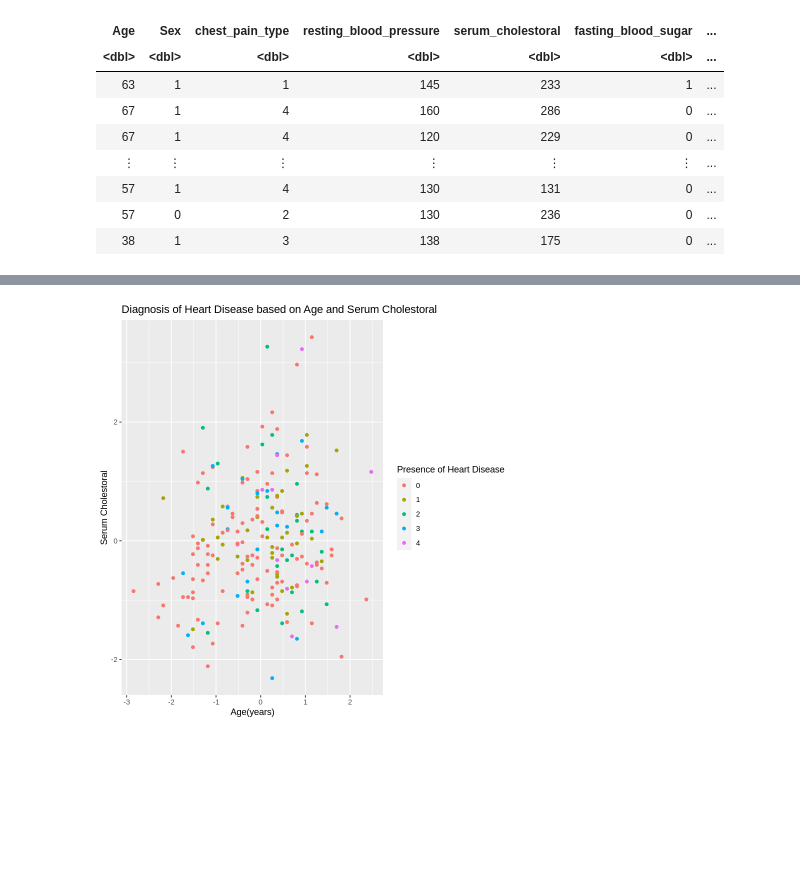
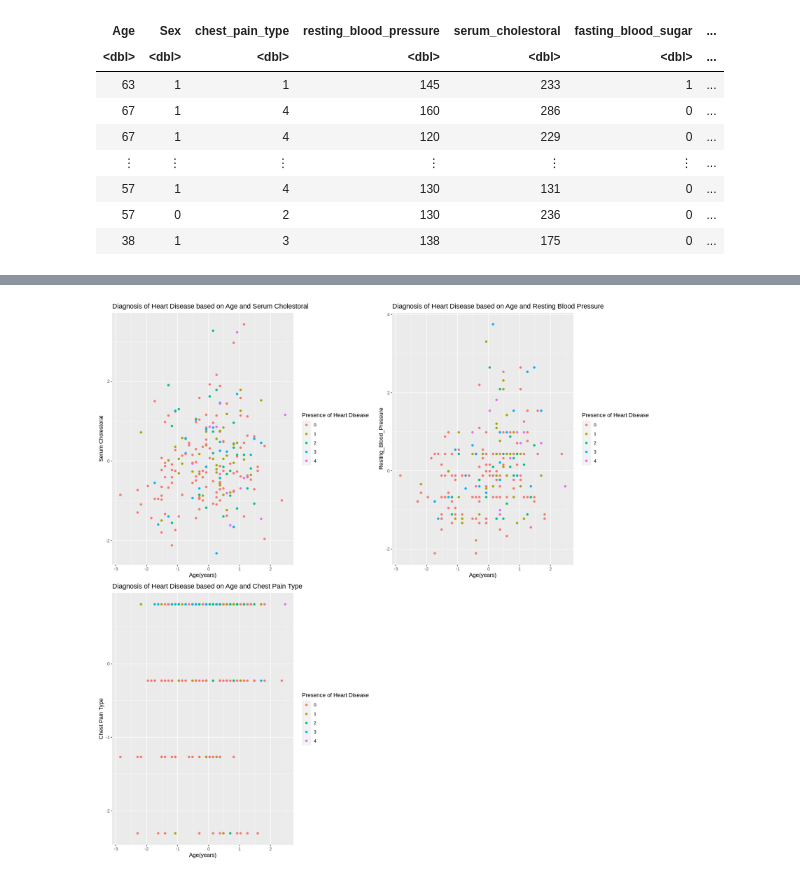
Before and after one commit to JahnaviChen/Heart-Disease, a Jupyter notebook: Heart Disease.ipynb, the cells around one changed output, grey strips where cells are left out. Drawn from its saved outputs; the diff is of its cells as text; code cells hidden in the pictures; blank space fills up the shorter version.

```diff
--- a/Heart Disease.ipynb
+++ b/Heart Disease.ipynb
@@ -111,18 +138,32 @@ A tibble: 90 × 4
 # %%
 #scaled Data
-heart_diease_recipe <- recipe(POHD ~ Age + serum_cholestoral , data = heart_disease_train ) %>%
+heart_diease_recipe <- recipe(POHD ~ Age + serum_cholestoral + chest_pain_type + resting_blood_pressure , data = heart_disease_train ) %>%
     step_scale(all_predictors()) %>%
     step_center(all_predictors())
 heart_diease_scaled <- heart_diease_recipe %>%
         prep() %>%
         bake(heart_disease_train)
-# %%
-plot_1 <- heart_diease_scaled %>%
-    ggplot (aes(x=Age, y=serum_cholestoral, colour= POHD)) +
-    geom_point() +
-    labs(x= "Age(years)", y= "Serum Cholestoral", colour = "Presence of Heart Disease") +
-    ggtitle("Diagnosis of Heart Disease based on Age and Serum Cholestoral" )
-
-plot_1
-# %% [output]
-[figure, removed]
+# %%
+options(repr.plot.width = 15, repr.plot.height = 15)
+plot_1 <- heart_diease_scaled %>%
+    ggplot (aes(x=Age, y=serum_cholestoral, colour= POHD)) +
+    geom_point() +
+    labs(x= "Age(years)", y= "Serum Cholestoral", colour = "Presence of Heart Disease") +
+    ggtitle("Diagnosis of Heart Disease based on Age and Serum Cholestoral" )
+
+
+plot_2 <- heart_diease_scaled %>%
+    ggplot (aes(x=Age, y=resting_blood_pressure, colour= POHD)) +
+    geom_point() +
+    labs(x= "Age(years)", y= "Resting_Blood_Pressure", colour = "Presence of Heart Disease") +
+    ggtitle("Diagnosis of Heart Disease based on Age and Resting Blood Pressure" )
+
+plot_3 <- heart_diease_scaled %>%
+    ggplot (aes(x=Age, y=chest_pain_type, colour= POHD)) +
+    geom_point() +
+    labs(x= "Age(years)", y= "Chest Pain Type", colour = "Presence of Heart Disease") +
+    ggtitle("Diagnosis of Heart Disease based on Age and Chest Pain Type" )
+
+plot_grid(plot_1, plot_2, plot_3)
+# %% [output]
+[figure, added]
```
Also changed, not shown: parts of 4 cells of this notebook.
